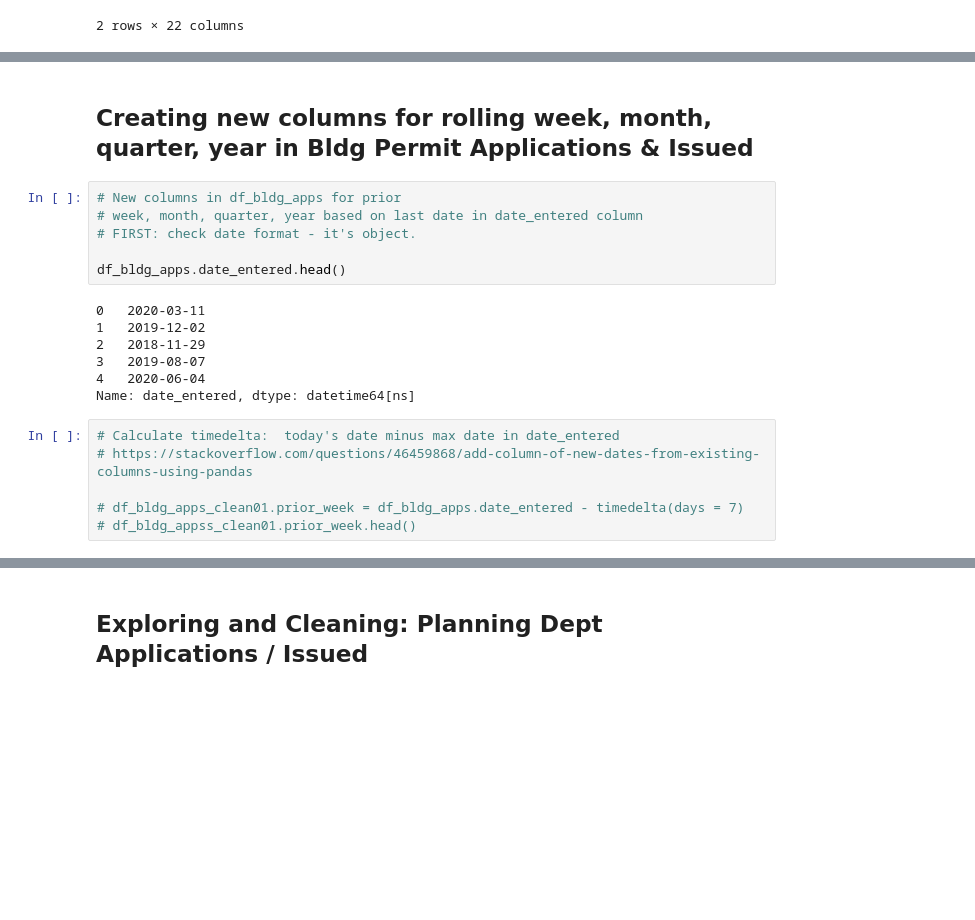
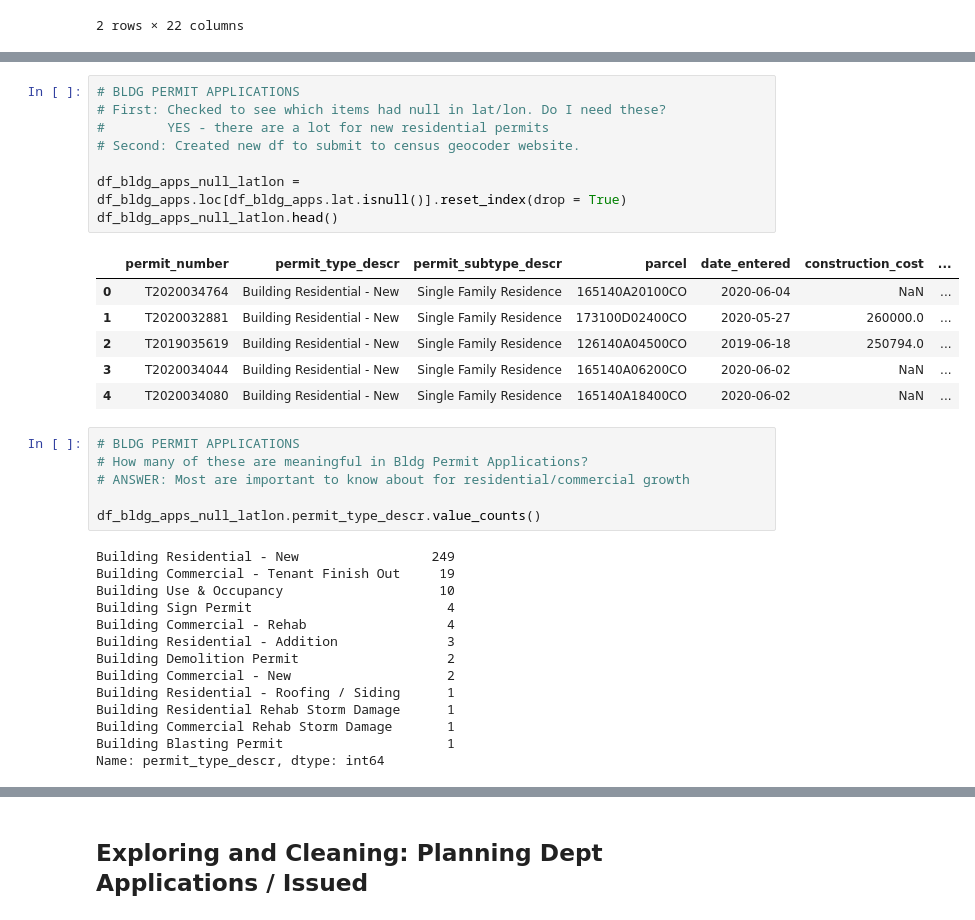
Before and after one commit to lorirocks/nashville-neighborhoods-capstone, a Jupyter notebook: notebooks/1_dataprep.ipynb, the cells around one changed output, grey strips where cells are left out. Cells and saved outputs as stored; diff of their text form; blank space fills up the shorter version.

Commit message:
Almost done with data cleaning.

```diff
--- a/notebooks/1_dataprep.ipynb
+++ b/notebooks/1_dataprep.ipynb
@@ -520,21 +548,35 @@ dtype: int64
-# %% [markdown]
-## Creating new columns for rolling week, month, quarter, year in Bldg Permit Applications & Issued
-# %%
-# New columns in df_bldg_apps for prior
-# week, month, quarter, year based on last date in date_entered column
-# FIRST: check date format - it's object.
-
-df_bldg_apps.date_entered.head()
-# %% [output]
-0   2020-03-11
-1   2019-12-02
-2   2018-11-29
-3   2019-08-07
-4   2020-06-04
-Name: date_entered, dtype: datetime64[ns]
-# %%
-# Calculate timedelta:  today's date minus max date in date_entered
-# https://stackoverflow.com/questions/46459868/add-column-of-new-dates-from-existing-columns-using-pandas
-
-# df_bldg_apps_clean01.prior_week = df_bldg_apps.date_entered - timedelta(days = 7)
-# df_bldg_appss_clean01.prior_week.head()
+# %%
+# BLDG PERMIT APPLICATIONS
+# First: Checked to see which items had null in lat/lon. Do I need these?
+#        YES - there are a lot for new residential permits
+# Second: Created new df to submit to census geocoder website.
+
+df_bldg_apps_null_latlon = df_bldg_apps.loc[df_bldg_apps.lat.isnull()].reset_index(drop = True)
+df_bldg_apps_null_latlon.head()
+# %% [output]
+|  | permit_number | permit_type_descr | permit_subtype_descr | parcel | date_entered | construction_cost | ... |
+| 0 | T2020034764 | Building Residential - New | Single Family Residence | 165140A20100CO | 2020-06-04 | NaN | ... |
+| 1 | T2020032881 | Building Residential - New | Single Family Residence | 173100D02400CO | 2020-05-27 | 260000.0 | ... |
+| 2 | T2019035619 | Building Residential - New | Single Family Residence | 126140A04500CO | 2019-06-18 | 250794.0 | ... |
+| 3 | T2020034044 | Building Residential - New | Single Family Residence | 165140A06200CO | 2020-06-02 | NaN | ... |
+| 4 | T2020034080 | Building Residential - New | Single Family Residence | 165140A18400CO | 2020-06-02 | NaN | ... |
+# %%
+# BLDG PERMIT APPLICATIONS
+# How many of these are meaningful in Bldg Permit Applications?
+# ANSWER: Most are important to know about for residential/commercial growth
+
+df_bldg_apps_null_latlon.permit_type_descr.value_counts()
+# %% [output]
+Building Residential - New                 249
+Building Commercial - Tenant Finish Out     19
+Building Use & Occupancy                    10
+Building Sign Permit                         4
+Building Commercial - Rehab                  4
+Building Residential - Addition              3
+Building Demolition Permit                   2
+Building Commercial - New                    2
+Building Residential - Roofing / Siding      1
+Building Residential Rehab Storm Damage      1
+Building Commercial Rehab Storm Damage       1
+Building Blasting Permit                     1
+Name: permit_type_descr, dtype: int64
```
Also changed, not shown: parts of 43 cells of this notebook, 9 other files.
